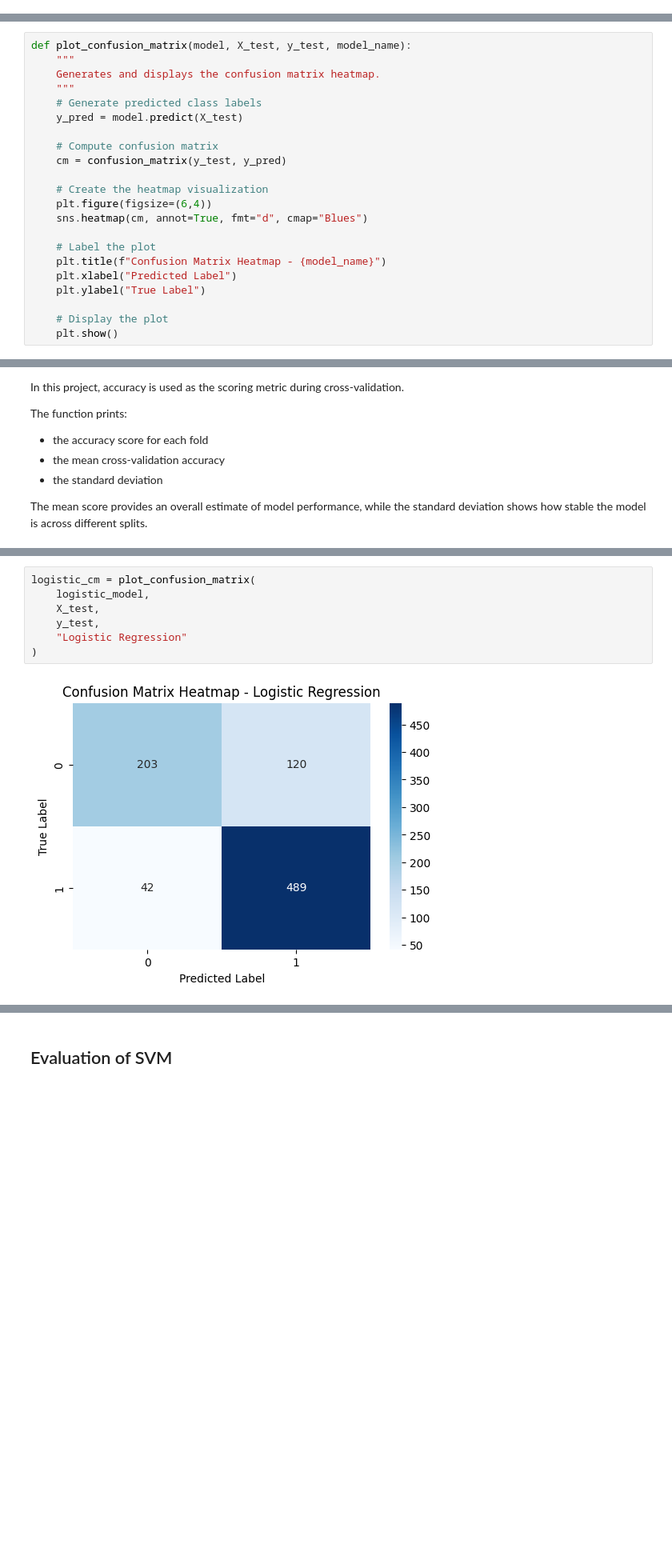
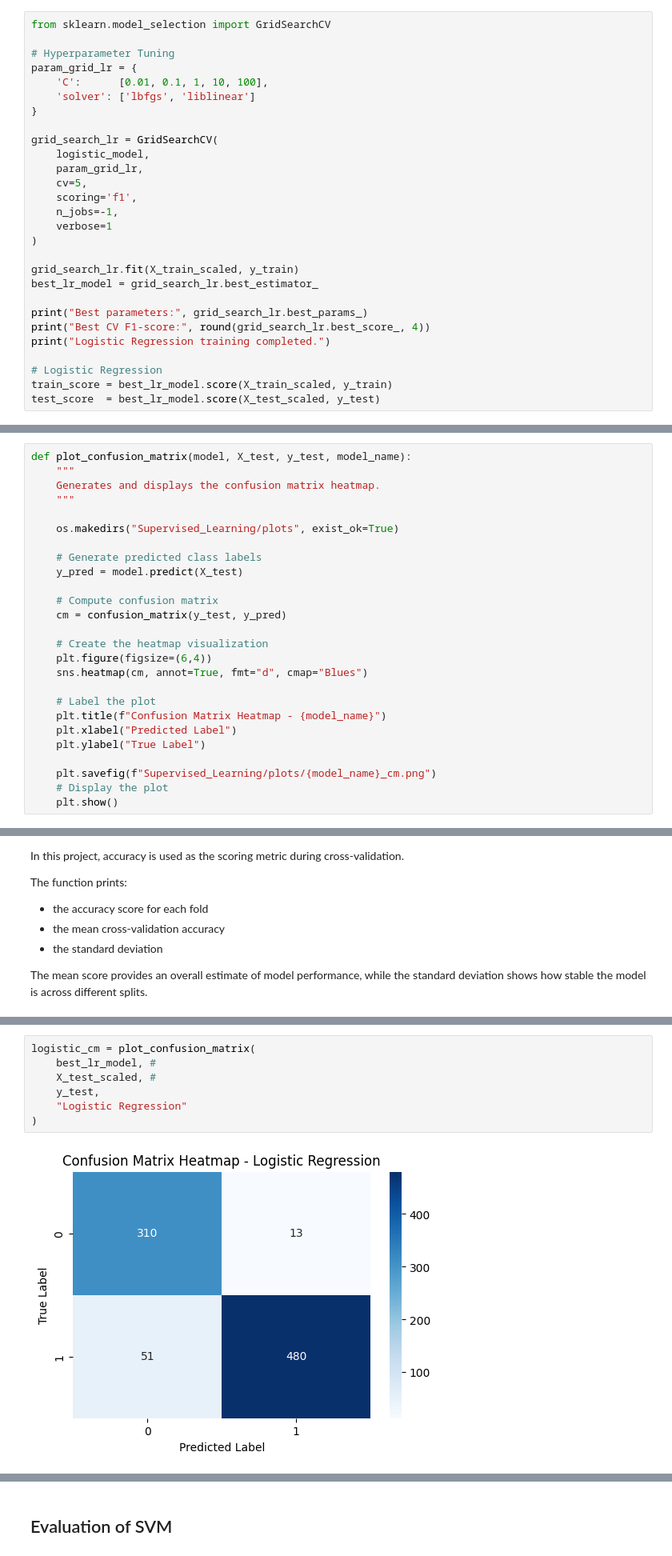
Before and after one commit to HessahJR/SWE485-Project-Group3, a Jupyter notebook: Phase1_Supervised_Learning.ipynb, the cells around one changed output, grey strips where cells are left out. Shown at 80% size. Saved outputs shown, nothing was run; the diff lists cells and outputs as text; blank space fills up the shorter version.

Commit message:
Supervised_Learning

```diff
--- a/Phase1_Supervised_Learning.ipynb
+++ b/Phase1_Supervised_Learning.ipynb
@@ -71,0 +316,28 @@ Logistic Regression model training completed.
+# %%
+from sklearn.model_selection import GridSearchCV
+
+# Hyperparameter Tuning
+param_grid_lr = {
+    'C':      [0.01, 0.1, 1, 10, 100],
+    'solver': ['lbfgs', 'liblinear']
+}
+
+grid_search_lr = GridSearchCV(
+    logistic_model,
+    param_grid_lr,
+    cv=5,
+    scoring='f1',
+    n_jobs=-1,
+    verbose=1
+)
+
+grid_search_lr.fit(X_train_scaled, y_train)
+best_lr_model = grid_search_lr.best_estimator_
+
+print("Best parameters:", grid_search_lr.best_params_)
+print("Best CV F1-score:", round(grid_search_lr.best_score_, 4))
+print("Logistic Regression training completed.")
+
+# Logistic Regression
+train_score = best_lr_model.score(X_train_scaled, y_train)
+test_score  = best_lr_model.score(X_test_scaled, y_test)
@@ -223,6 +666,9 @@ def plot_confusion_matrix(model, X_test, y_test, model_name):
     """
     Generates and displays the confusion matrix heatmap.
     """
+
+    os.makedirs("Supervised_Learning/plots", exist_ok=True)
+
     # Generate predicted class labels
     y_pred = model.predict(X_test)
 
@@ -238,6 +684,7 @@ def plot_confusion_matrix(model, X_test, y_test, model_name):
     plt.xlabel("Predicted Label")
     plt.ylabel("True Label")
 
+    plt.savefig(f"Supervised_Learning/plots/{model_name}_cm.png")
     # Display the plot
     plt.show()
 # %% [markdown]
@@ -364,12 +824,12 @@ Overall, the results suggest that the Logistic Regression model is a good baseli
 # %%
 logistic_cm = plot_confusion_matrix(
-    logistic_model,
-    X_test,
+    best_lr_model, #
+    X_test_scaled, #
     y_test,
     "Logistic Regression"
 )
 # %% [output]
-[figure, old version]
+[figure, new version]
 # %% [markdown]
 ### Interpretation of Logistic Regression Confusion Matrix
 
```
Also changed, not shown: parts of 118 cells of this notebook.
